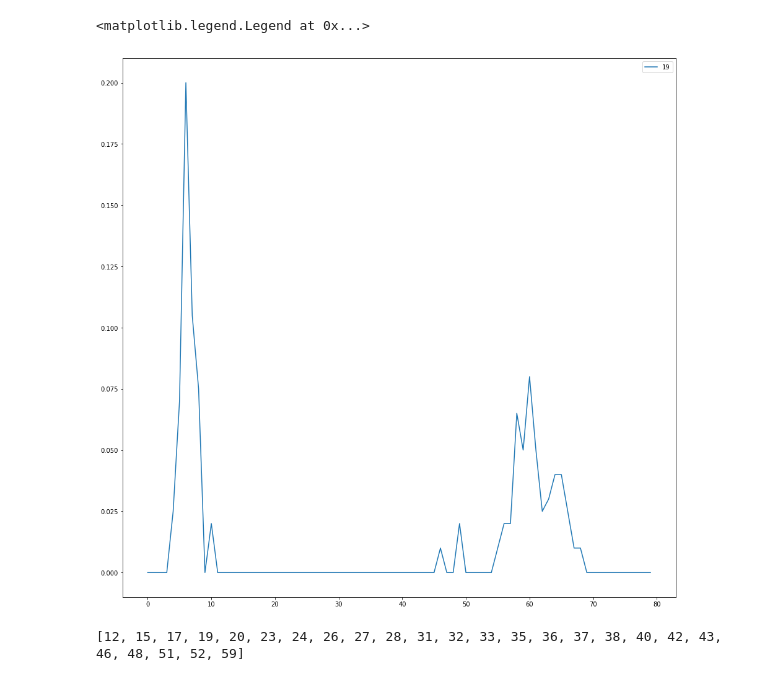
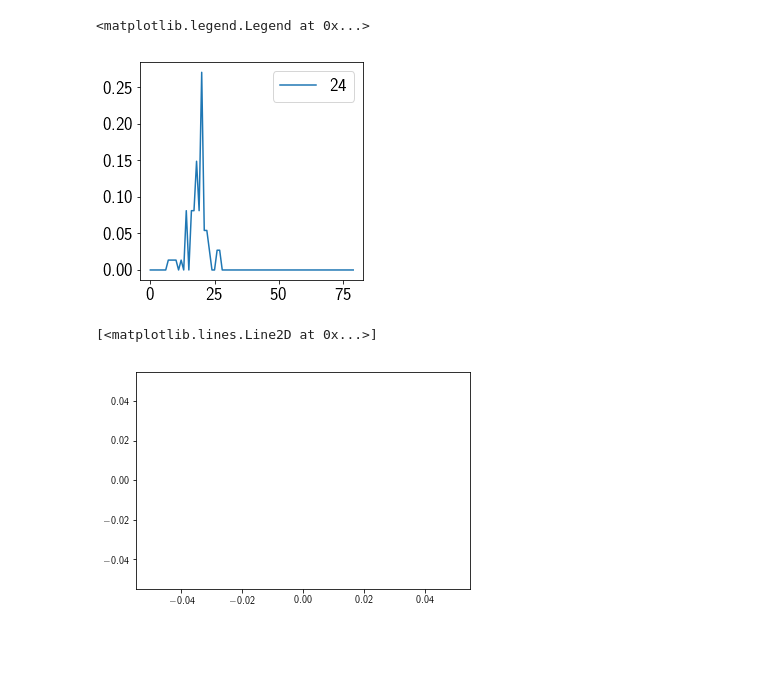
Before and after one commit to SensorsAudioINI/caesar_icassp2019, a Jupyter notebook: check_priors.ipynb, the cells around one changed output. Cells and saved outputs as stored; diff of their text form; code cells hidden in the pictures; blank space fills up the shorter version.

```diff
--- a/check_priors.ipynb
+++ b/check_priors.ipynb
@@ -9,7 +23,14 @@ import matplotlib.pyplot as plt
+# %%
+plt.rcParams['text.usetex'] = True #Let TeX do the typsetting
+plt.rcParams['text.latex.preamble'] = [r'\usepackage{xcolor}', r'\usepackage{sansmath}', r'\sansmath'] #Force sans-serif math mode (for axes labels)
+plt.rcParams['font.family'] = 'sans-serif' # ... for regular text
+plt.rcParams['font.sans-serif'] = 'Computer Modern Sans serif' # Choose a nice font here
+plt.rcParams['font.size'] = 18
 # %%
-basedir = '/home/enea/Downloads/priors_long_hv/'
+basedir = '/Data/DATASETS/CAESAR_TIDIGITS/'
 # basedir = '/home/enea/Downloads/ex_manual_itds/priors/'
-filename = basedir + 'prior_long_hv_0'
+filename = basedir + 'priors/' + 'prior_long_hv_0'
+imgs_folder = './imgs/'
 num_bins = 80
 max_itd = 800e-6
 num_channels = 64
@@ -81,24 +120,24 @@ CH:   63 || MU:  nan || SIGMA:  nan
 # %%
-base = '/home/enea/Downloads/aedat/'
-filename = base + 'BR30AG705'
+base = '/home/enea/Downloads/'
+filename = base + 'NT8202009JA409'
 
 timestamps, addresses = es.loadaerdat(filename + '.aedat')
 timestamps = timestamps[10000:]
 addresses = addresses[10000:]
 timestamps, channel_id, ear_id, neuron_id, filterbank_id = es.decode_ams1c(timestamps, addresses, return_type=False)
 
-fig = plt.figure(figsize=(16,16))
-for i in [19]:
+fig = plt.figure(figsize=(4,4))
+for i in [24]:
     ax = fig.add_subplot(1,1,1)
 
     w = channel_id == i
     try:
         _itds, _ = itd.get_itds(timestamps[w], ear_id[w], neuron_id[w], save_to_file=None,
                              verbose=False, max_itd=max_itd)
         ax.plot(prob.get_priors(np.array([_itds]))[0], label=i)
     except:
         pass
 plt.legend()
 # %% [output]
 <matplotlib.legend.Legend at 0x...>
-[figure, old version]
+[figure, new version]
@@ -145,4 +187,9 @@ for i in range(0, 190, 10):
-# %%
-print dict_c.keys()
-# %% [output]
-[12, 15, 17, 19, 20, 23, 24, 26, 27, 28, 31, 32, 33, 35, 36, 37, 38, 40, 42, 43, 46, 48, 51, 52, 59]
+# %%
+from scipy.stats import gamma
+lnspc = m
+ag,bg,cg = gamma.fit(itd_streams[0])
+pdf_gamma = gamma.pdf(lnspc, ag, bg,cg)
+plt.plot(lnspc, pdf_gamma, label="Gamma")
+# %% [output]
+[<matplotlib.lines.Line2D at 0x...>]
+[figure, added]
```
Also changed, not shown: parts of 24 cells of this notebook, 3 other files.
